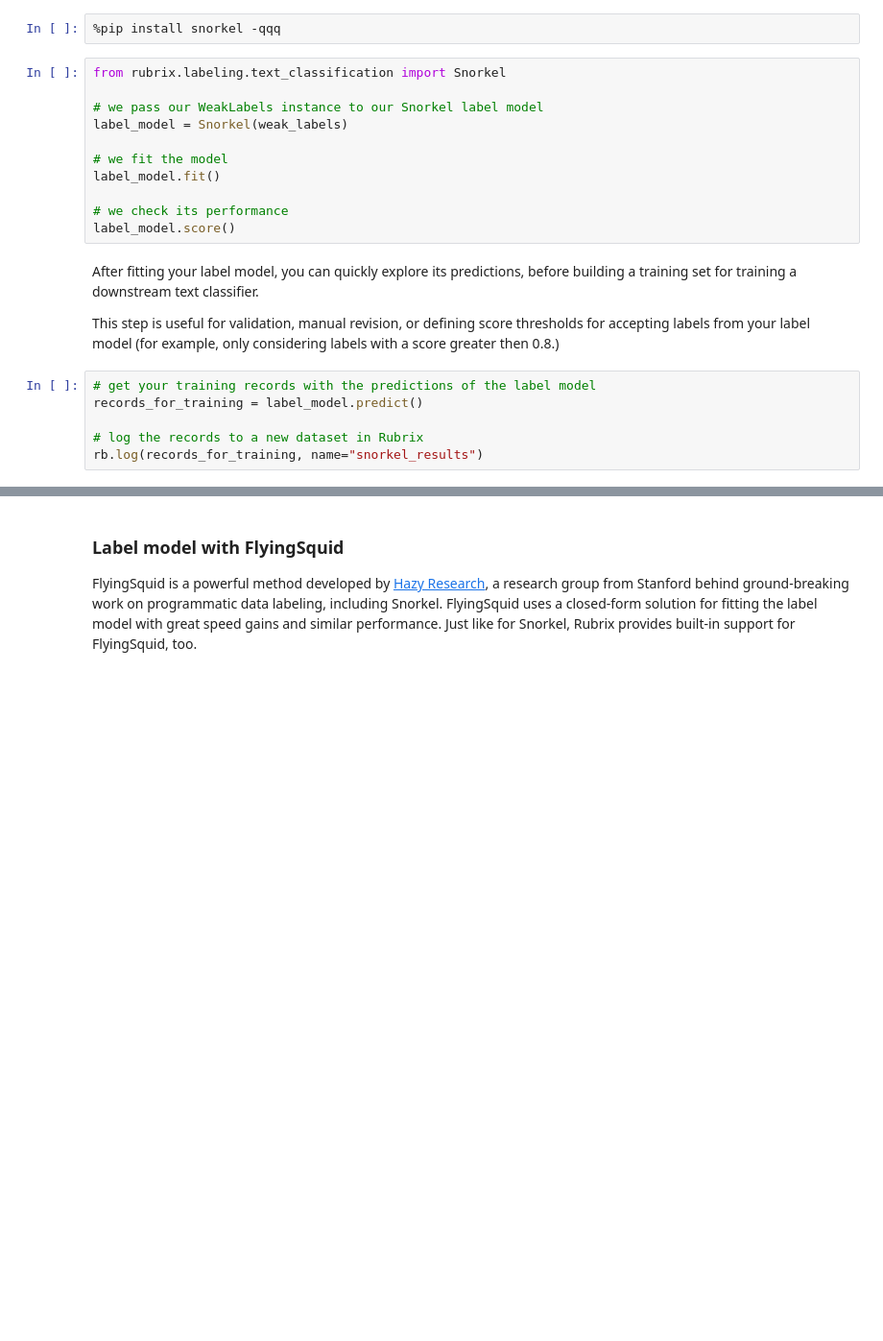
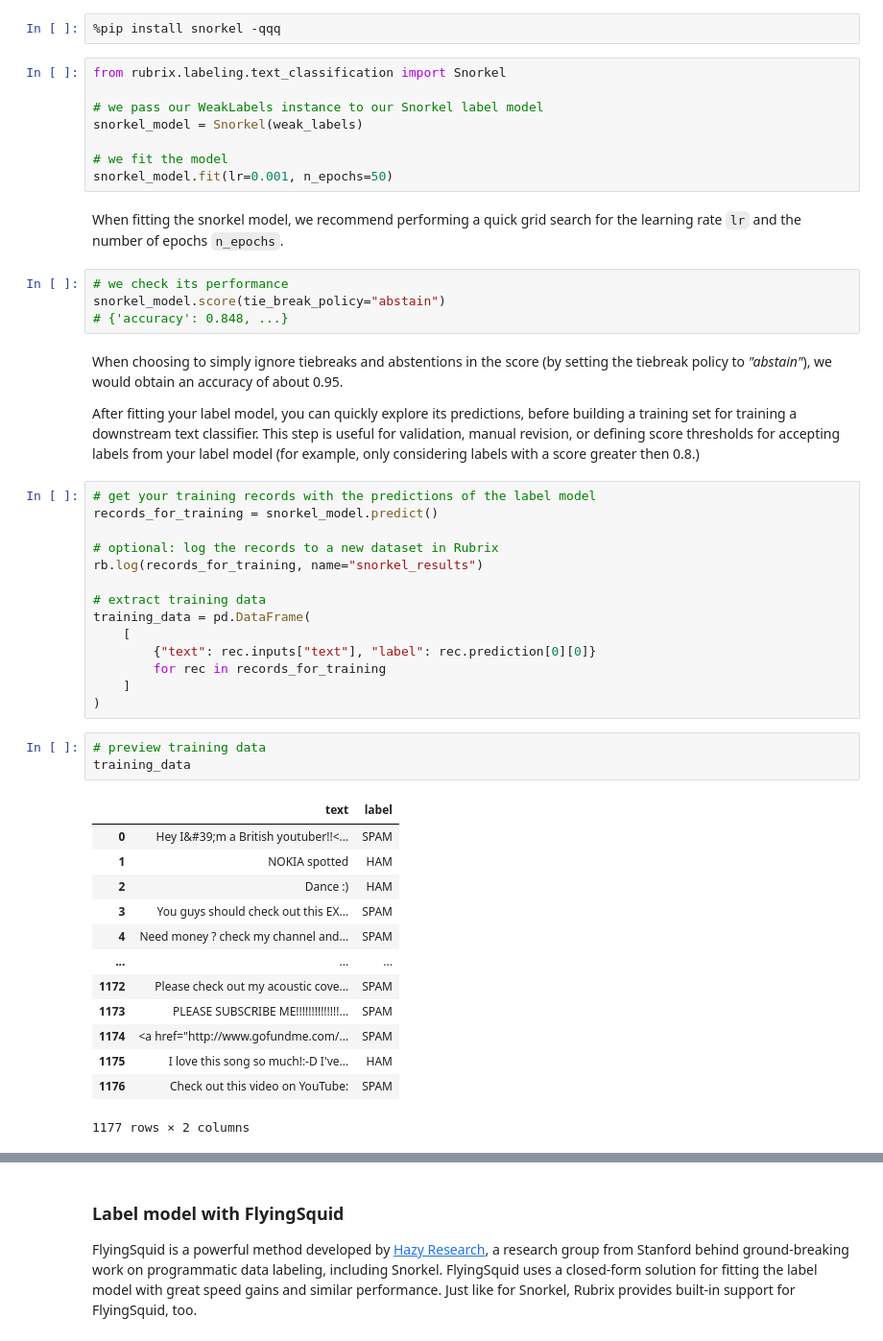
Before and after one commit to argilla-io/argilla, a Jupyter notebook: docs/guides/weak-supervision.ipynb, the cells around one changed output, grey strips where cells are left out. Shown at 96% size. Saved outputs shown, nothing was run; the diff lists cells and outputs as text; blank space fills up the shorter version.

```diff
--- a/docs/guides/weak-supervision.ipynb
+++ b/docs/guides/weak-supervision.ipynb
@@ -238,20 +308,49 @@ Using Snorkel with Rubrix's `WeakLabels` is as simple as:
 from rubrix.labeling.text_classification import Snorkel
 
 # we pass our WeakLabels instance to our Snorkel label model
-label_model = Snorkel(weak_labels)
+snorkel_model = Snorkel(weak_labels)
 
 # we fit the model
-label_model.fit()
-
-# we check its performance
-label_model.score()
+snorkel_model.fit(lr=0.001, n_epochs=50)
+# %% [markdown]
+When fitting the snorkel model, we recommend performing a quick grid search for the learning rate `lr` and the number of epochs `n_epochs`.
+# %%
+# we check its performance
+snorkel_model.score(tie_break_policy="abstain")
+# {'accuracy': 0.848, ...}
 # %% [markdown]
+When choosing to simply ignore tiebreaks and abstentions in the score (by setting the tiebreak policy to _"abstain"_), we would obtain an accuracy of about 0.95.
+
 After fitting your label model, you can quickly explore its predictions, before building a training set for training a downstream text classifier.
-
 This step is useful for validation, manual revision, or defining score thresholds for accepting labels from your label model (for example, only considering labels with a score greater then 0.8.)
 # %%
 # get your training records with the predictions of the label model
-records_for_training = label_model.predict()
+records_for_training = snorkel_model.predict()
 
-# log the records to a new dataset in Rubrix
+# optional: log the records to a new dataset in Rubrix
 rb.log(records_for_training, name="snorkel_results")
+
+# extract training data
+training_data = pd.DataFrame(
+    [
+        {"text": rec.inputs["text"], "label": rec.prediction[0][0]}
+        for rec in records_for_training
+    ]
+)
+# %%
+# preview training data
+training_data
+# %% [output]
+|  | text | label |
+| 0 | Hey I&#39;m a British youtuber!!<... | SPAM |
+| 1 | NOKIA spotted﻿ | HAM |
+| 2 | Dance :)﻿ | HAM |
+| 3 | You guys should check out this EX... | SPAM |
+| 4 | Need money ? check my channel and... | SPAM |
+| ... | ... | ... |
+| 1172 | Please check out my acoustic cove... | SPAM |
+| 1173 | PLEASE SUBSCRIBE ME!!!!!!!!!!!!!!... | SPAM |
+| 1174 | <a href="http://www.gofundme.com/... | SPAM |
+| 1175 | I love this song so much!:-D I've... | HAM |
+| 1176 | Check out this video on YouTube:﻿ | SPAM |
+1177 rows × 2 columns
```
Also changed, not shown: parts of 20 cells of this notebook.
